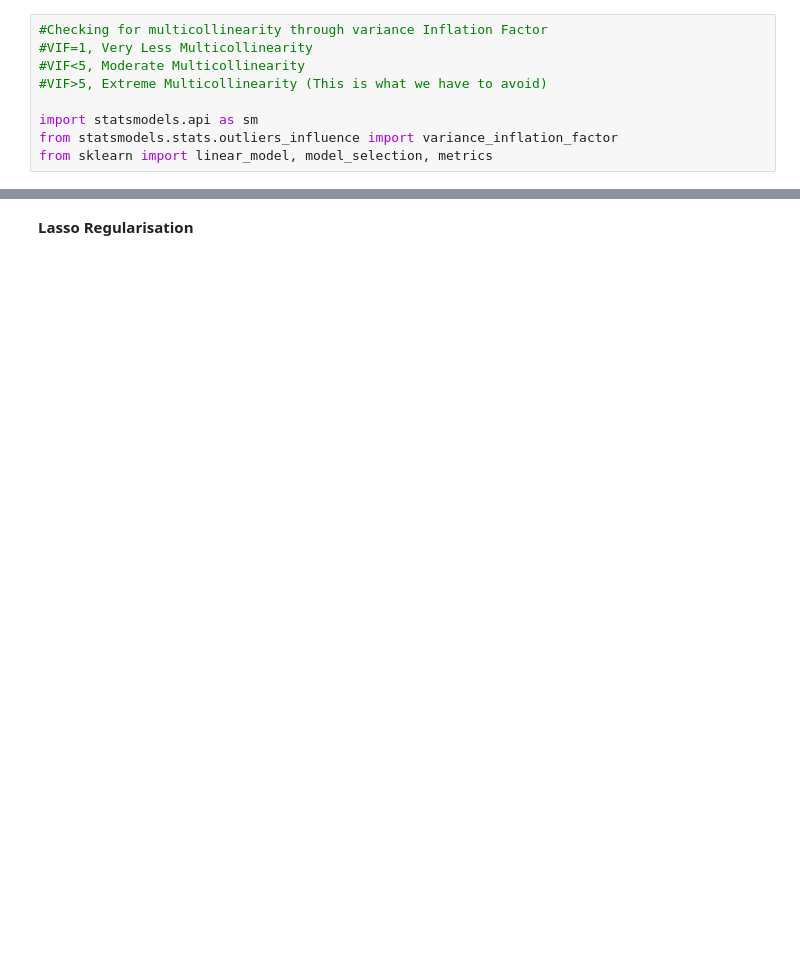
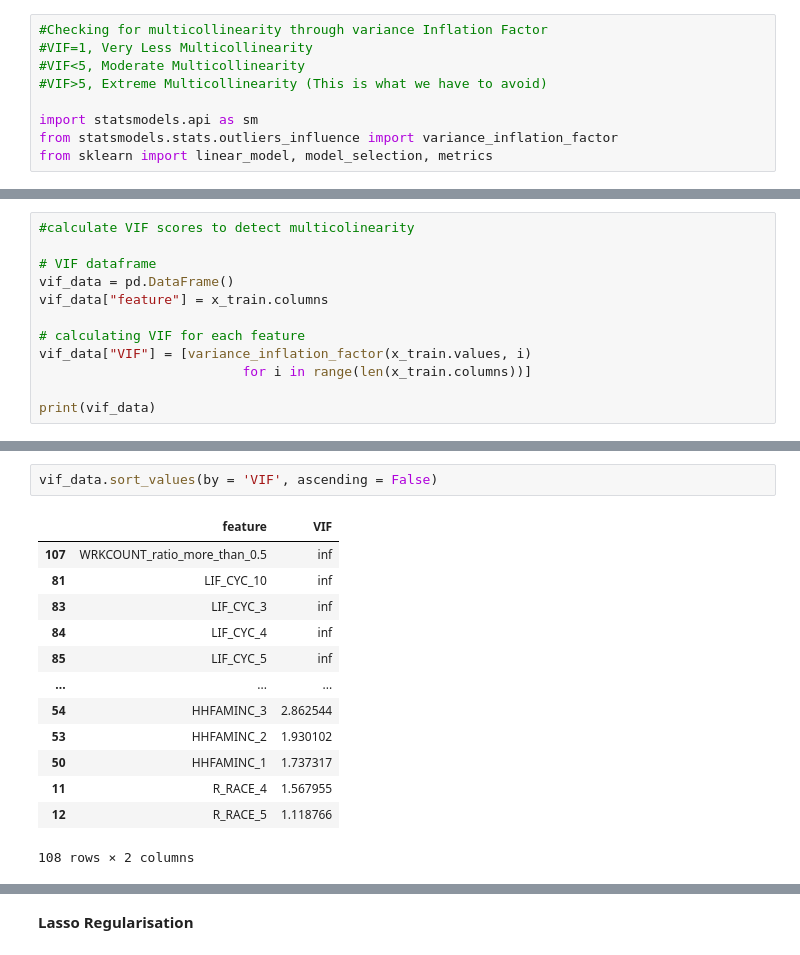
Before and after one commit to seanteohyh/AML_US_Traffic, a Jupyter notebook: NY Person Trip Predictor.ipynb, the cells around one changed output, grey strips where cells are left out. Cells and saved outputs as stored; diff of their text form; blank space fills up the shorter version.

```diff
--- a/NY Person Trip Predictor.ipynb
+++ b/NY Person Trip Predictor.ipynb
@@ -1062,0 +1072,12 @@ Coef:    132
+# %%
+#calculate VIF scores to detect multicolinearity
+
+# VIF dataframe
+vif_data = pd.DataFrame()
+vif_data["feature"] = x_train.columns
+
+# calculating VIF for each feature
+vif_data["VIF"] = [variance_inflation_factor(x_train.values, i)
+                          for i in range(len(x_train.columns))]
+
+print(vif_data)
@@ -1062,0 +1099,16 @@ Coef:    132
+# %%
+vif_data.sort_values(by = 'VIF', ascending = False)
+# %% [output]
+|  | feature | VIF |
+| 107 | WRKCOUNT_ratio_more_than_0.5 | inf |
+| 81 | LIF_CYC_10 | inf |
+| 83 | LIF_CYC_3 | inf |
+| 84 | LIF_CYC_4 | inf |
+| 85 | LIF_CYC_5 | inf |
+| ... | ... | ... |
+| 54 | HHFAMINC_3 | 2.862544 |
+| 53 | HHFAMINC_2 | 1.930102 |
+| 50 | HHFAMINC_1 | 1.737317 |
+| 11 | R_RACE_4 | 1.567955 |
+| 12 | R_RACE_5 | 1.118766 |
+108 rows × 2 columns
```
Also changed, not shown: parts of 126 cells of this notebook.
